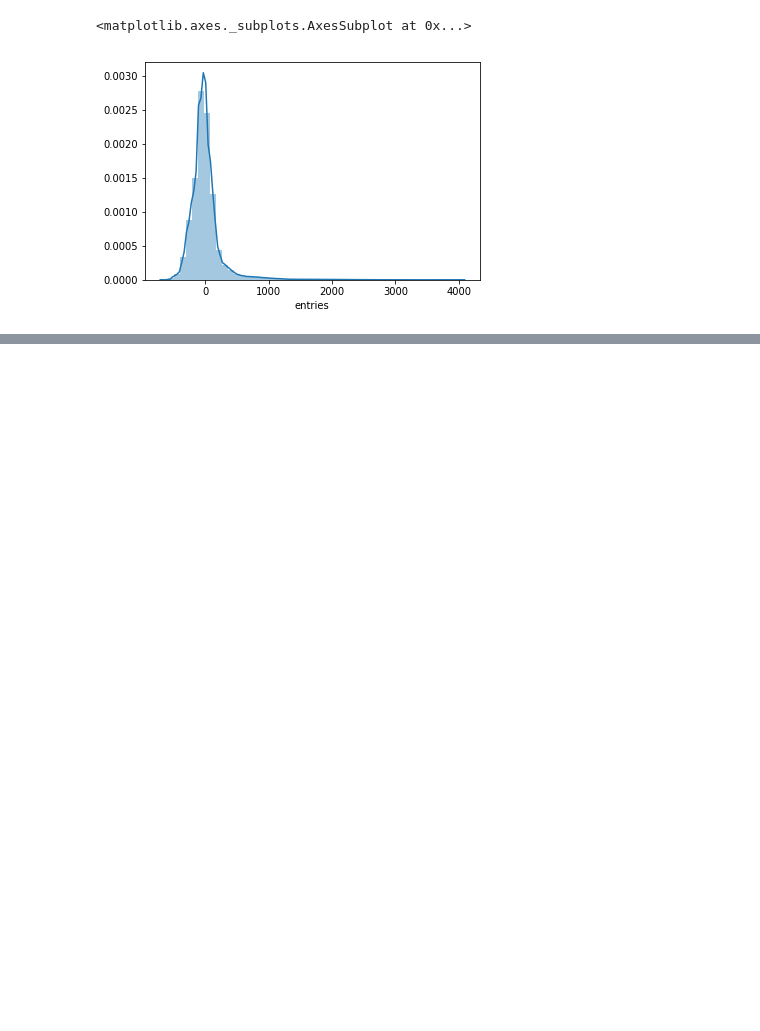
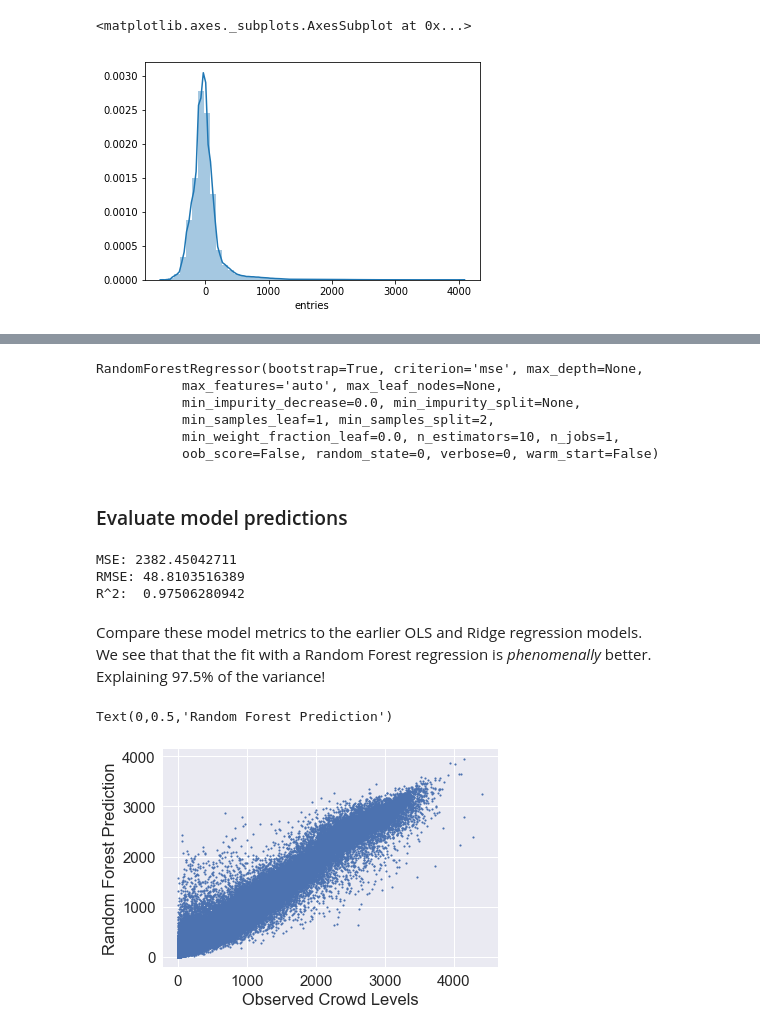
Before and after one commit to bkhurley/beat_the_crowd, a Jupyter notebook: model.ipynb, the cells around one changed output, grey strips where cells are left out. Saved outputs shown, nothing was run; the diff lists cells and outputs as text; code cells hidden in the pictures; blank space fills up the shorter version.

Commit message:
considerably improved prediction with Random Forest regression

```diff
--- a/model.ipynb
+++ b/model.ipynb
@@ -17,6 +20,9 @@ from sklearn import svm
 import pickle
 import time
 %matplotlib inline
+# %%
+# plot in seaborn style
+sns.set(font_scale=1.5)
 # %% [markdown]
 ## Pull the data from postgres
 # %%
@@ -261,0 +244,2 @@ y_lin = svr_lin.fit(X, y).predict(X)
+# %%
+regr = RandomForestRegressor(random_state=0)
@@ -261,0 +249,9 @@ y_lin = svr_lin.fit(X, y).predict(X)
+# %%
+regr.fit(X, y)
+# %% [output]
+RandomForestRegressor(bootstrap=True, criterion='mse', max_depth=None,
+           max_features='auto', max_leaf_nodes=None,
+           min_impurity_decrease=0.0, min_impurity_split=None,
+           min_samples_leaf=1, min_samples_split=2,
+           min_weight_fraction_leaf=0.0, n_estimators=10, n_jobs=1,
+           oob_score=False, random_state=0, verbose=0, warm_start=False)
@@ -261,0 +262,25 @@ y_lin = svr_lin.fit(X, y).predict(X)
+# %% [markdown]
+### Evaluate model predictions
+# %%
+# get model predictions
+rfreg_pred = regr.predict(X)
+# %%
+print('MSE:', metrics.mean_squared_error(y, rfreg_pred))
+print('RMSE:', np.sqrt(metrics.mean_squared_error(y, rfreg_pred)))
+print('R^2: ', metrics.r2_score(y, rfreg_pred))
+# %% [output]
+MSE: 2382.45042711
+RMSE: 48.8103516389
+R^2:  0.97506280942
+# %% [markdown]
+Compare these model metrics to the earlier OLS and Ridge regression models. <br>
+We see that that the fit with a Random Forest regression is *phenomenally* better.<br>
+Explaining 97.5% of the variance!
+# %%
+# compare predictions to observed values
+plt.scatter(y, rfreg_pred, s=3)
+plt.xlabel('Observed Crowd Levels')
+plt.ylabel('Random Forest Prediction')
+# %% [output]
+Text(0,0.5,'Random Forest Prediction')
+[figure, added]
```
Also changed, not shown: parts of 14 cells of this notebook.
